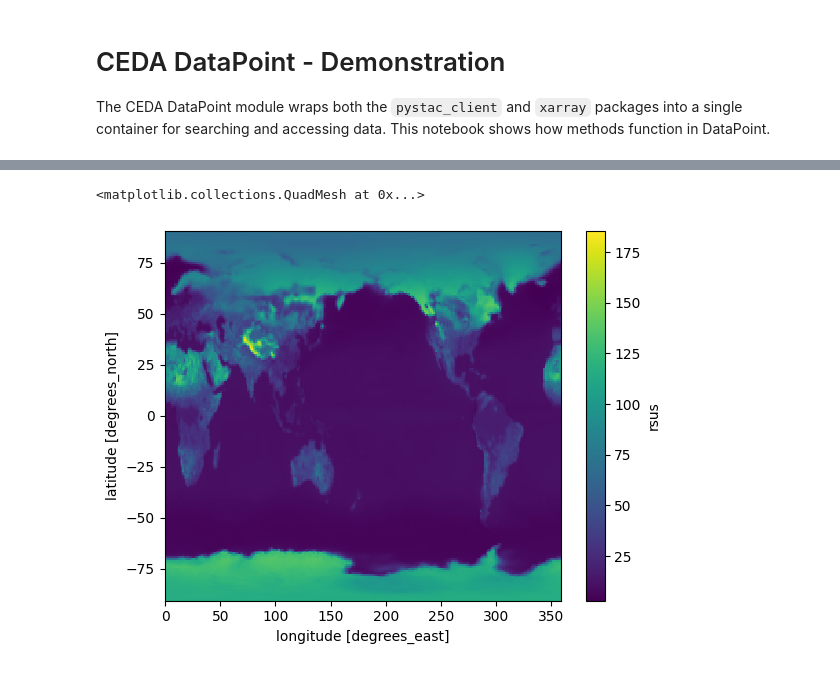
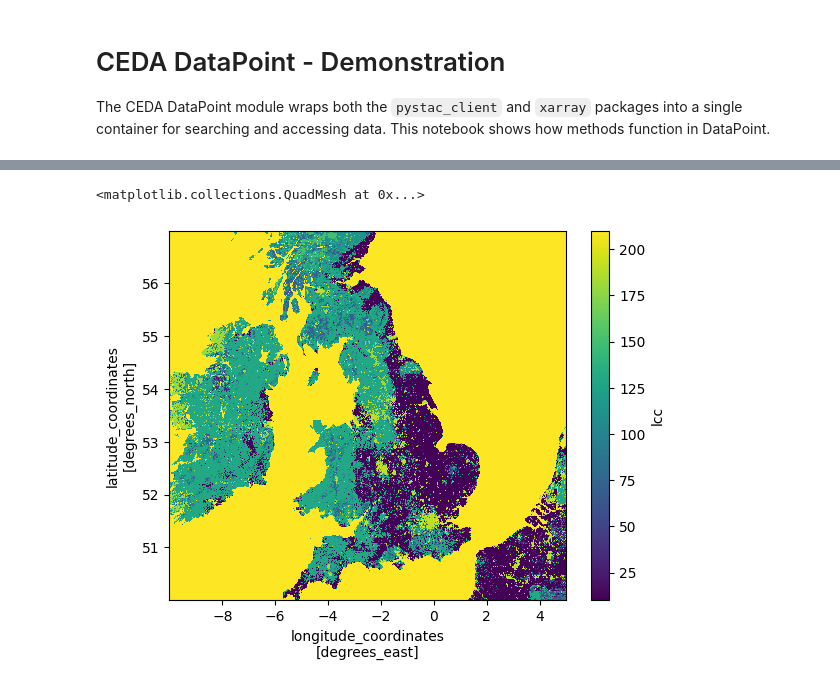
Before and after one commit to cedadev/datapoint, a Jupyter notebook: demo/datapoint.ipynb, the cells around one changed output, grey strips where cells are left out. Drawn from its saved outputs; the diff is of its cells as text; code cells hidden in the pictures.

```diff
--- a/demo/datapoint.ipynb
+++ b/demo/datapoint.ipynb
@@ -32,7 +41,7 @@ ukcp:
  - file_count, Conventions, references, start_datetime, end_datetime, sub_collection, variable_long_name, created, dataset_id, variable_units, project, cf_standard_name, kerchunk_href, resolution, ver ...
 # %%
 item_search = client.search(
-    collections=['cmip6'],
+    collections=['cci'],
     max_items=10,
 )
 # %%
@@ -54,0 +76,3 @@ item_search.cloud_assets()
+# %%
+item = item_search[1]
+item.variables
@@ -55,6 +81,6 @@ item_search.cloud_assets()
 # %%
 # Assemble xarray and other datasets
-ds = item_search[0].open_dataset(combine=False)
+ds = item.open_dataset(combine=False)
 # Combine products/variables into a single dataset?
 # %%
 ds
@@ -126,4 +105,4 @@ r1i1p1f1
 # %%
 %%time
-result = ds['rsus'].isel(time=slice(0,5)).mean(dim='time')
+result = ds['lcc'].isel(time=slice(0,5)).mean(dim='time')
 # %% [output]
@@ -132,5 +111,5 @@ Wall time: 4.88 ms
-# %%
-result.plot()
-# %% [output]
-<matplotlib.collections.QuadMesh at 0x...>
-[figure, removed]
+# %%
+result.sel(lat=slice(50,57), lon=slice(-10,5)).plot()
+# %% [output]
+<matplotlib.collections.QuadMesh at 0x...>
+[figure, added]
```
Also changed, not shown: parts of 7 cells of this notebook.
